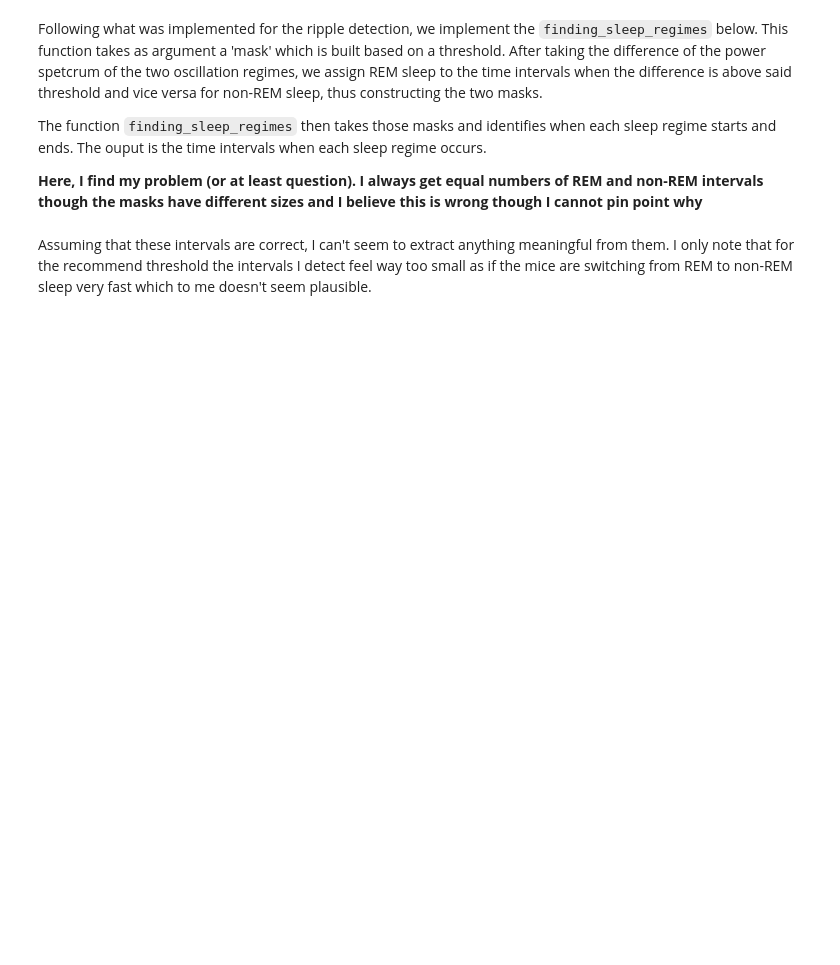
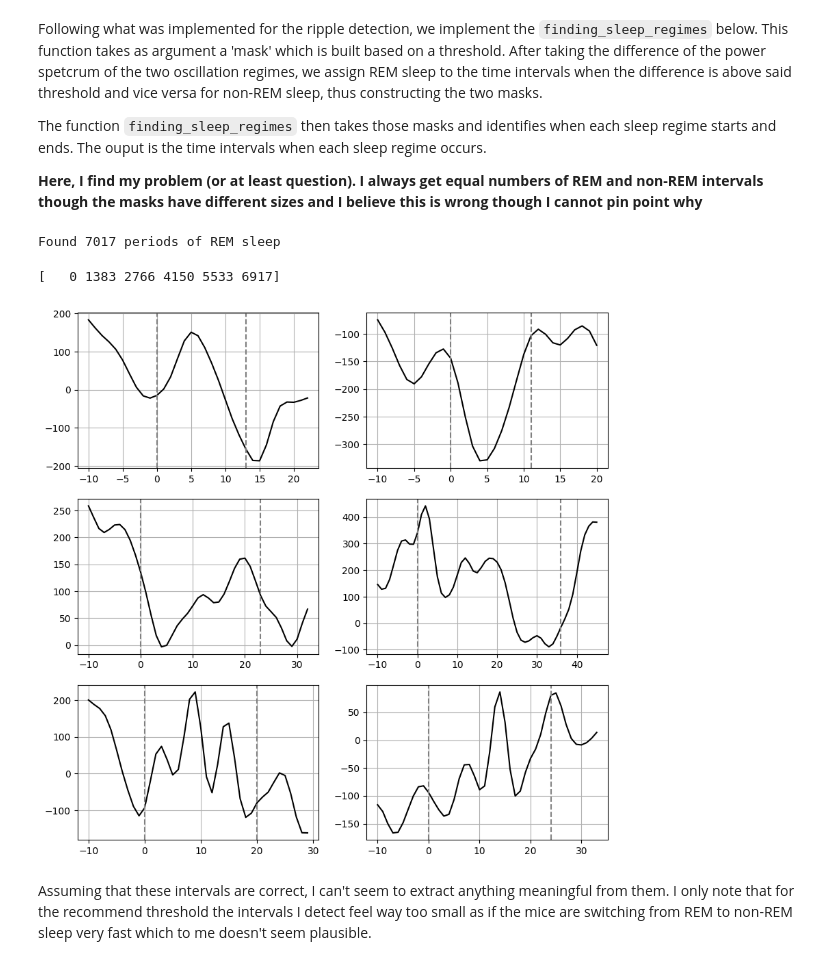
Before and after one commit to DanielaOS/NeuralAnalysis, a Jupyter notebook: Module_1/01-local_field_potential/Workshop1_report.ipynb, the cells around one changed output. Cells and saved outputs as stored; diff of their text form; code cells hidden in the pictures; blank space fills up the shorter version.

```diff
--- a/Module_1/01-local_field_potential/Workshop1_report.ipynb
+++ b/Module_1/01-local_field_potential/Workshop1_report.ipynb
@@ -213,58 +205,64 @@ Following what was implemented for the ripple detection, we implement the `findi
 The function `finding_sleep_regimes` then takes those masks and identifies when each sleep regime starts and ends. The ouput is the time intervals when each sleep regime occurs.
 
 **Here, I find my problem (or at least question). I always get equal numbers of REM and non-REM intervals though the masks have different sizes and I believe this is wrong though I cannot pin point why**
+# %%
+# Building each sleep regime's mask
+def construct_rem_mask(pd, threshold):
+    mask = np.zeros_like(pd)
+    for i in range(len(pd)):
+        if pd[i] > threshold:
+            mask[i] = 1
+        elif pd[i] < threshold:
+            mask[i] = -1
+    return mask
+
+rem_mask = construct_rem_mask(power_difference, power_dif_threshold)
+nrem_mask = rem_mask * -1
+
+def finding_sleep_regimes(mask): # Cucumber disks over the eyes ahahah
+    start, end = [], []
+
+    for i in range(0, len(mask)-1):
+        if mask[i] == -1 and mask[i+1] == 1:
+            start.append(i)
+        if mask[i] == 1 and mask[i+1] == -1:
+            end.append(i)
+
+    regimes = [np.arange(start[i], end[i]) for i in range(len(start))]
+    return regimes
+
+rem_sleeps = finding_sleep_regimes(rem_mask)
+#nrem_sleeps = finding_sleep_regimes(nrem_mask)
+print('Found {} periods of REM sleep'.format(len(rem_sleeps)))
+
+# Plotting some examples of REM sleep (BANDPASS FILTERED!!!)
+sleep_lfp = lf.bandpass_filter(lfp_sleep, 1,200, sampling_rate)
+# %% [output]
+Found 7017 periods of REM sleep
 # %%
-# Thresholds
-power_dif_threshold = 0.2
+# REM SLEEP
+#selected_sleep_periods = np.arange(1,7) * 1000
+selected_sleep_periods = np.linspace(0, len(rem_sleeps)-100, 6, dtype='int')
+print(selected_sleep_periods)
 
-# Building each sleep regime's mask
-rem_mask = np.asarray([True if x > power_dif_threshold else False for x in power_difference])
-nrem_mask = np.asarray([True if x < power_dif_threshold else False for x in power_difference])
-
-def finding_sleep_regimes(sleep_mask): # Cucumber disks over the eyes ahahah
-    sleep_starts, sleep_ends = [], []
-
-    for i in range(1, len(sleep_mask)):
-        if sleep_mask[i-1] == 0 and sleep_mask[i] == 1:
-            sleep_starts.append(i)
-        if sleep_mask[i-1] == 1 and sleep_mask[i] == 0:
-            sleep_ends.append(i)
-
-    if len(sleep_ends) > len(sleep_starts):
-        sleep_starts = [0] + sleep_starts  # if session starts with sleeping regime
-
-    if len(sleep_ends) < len(sleep_starts):
-        sleep_ends.append(len(sleep_mask))  # if session ends with sleeping regime
-
-    sleeps = [np.arange(sleep_starts[i], sleep_ends[i])
-               for i in range(len(sleep_starts))]
-
-    return sleeps
-
-rem_sleeps = finding_sleep_regimes(rem_mask)
-nrem_sleeps = finding_sleep_regimes(nrem_mask)
-print('Found {} periods of REM sleep and {} periods of nREM sleep'.format(len(rem_sleeps), len(nrem_sleeps)))
-
-# Plotting some examples of REM sleep (BANDPASS FILTERED!!!)
-sleep_lfp = lf.bandpass_filter(lfp, 1,200, sampling_rate)
-
-# REM SLEEP
-selected_sleep_periods = np.arange(1,7) * 1000
 rem_lengths  = [len(rem_sleeps[i]) for i in selected_sleep_periods]
 
 plt.figure(figsize=(10,10))
 for i,period in enumerate(selected_sleep_periods):
 
     rem_sleep_onset = rem_sleeps[period][0]
     x = np.arange(-10, rem_lengths[i]+10)
     #y_theta, y_delta = theta_power[rem_sleep_onsett-10: rem_sleep_onset+100], delta_power[rem_sleep_onset-10: rem_sleep_onset+100]
     y = sleep_lfp[rem_sleep_onset - 10: rem_sleep_onset + rem_lengths[i] + 10]
 
     plt.subplot(3, 2, i+1)
     plt.plot(x, y, color='k')
     plt.axvline(x = 0, color='grey',linestyle='--', label='Onset of REM sleep')
-    plt.axvline( x = rem_lengths[i], color='grey',linestyle='--', label='End of REM sleep')
+    plt.axvline(x = rem_lengths[i], color='grey',linestyle='--', label='End of REM sleep')
     plt.grid()
+# %% [output]
+[   0 1383 2766 4150 5533 6917]
+[figure, added]
 # %% [markdown]
 Assuming that these intervals are correct, I can't seem to extract anything meaningful from them. I only note that for the recommend threshold the intervals I detect feel way too small as if the mice are switching from REM to non-REM sleep very fast which to me doesn't seem plausible.
 # %%
```
Also changed, not shown: parts of 6 cells of this notebook, 1 other file.
